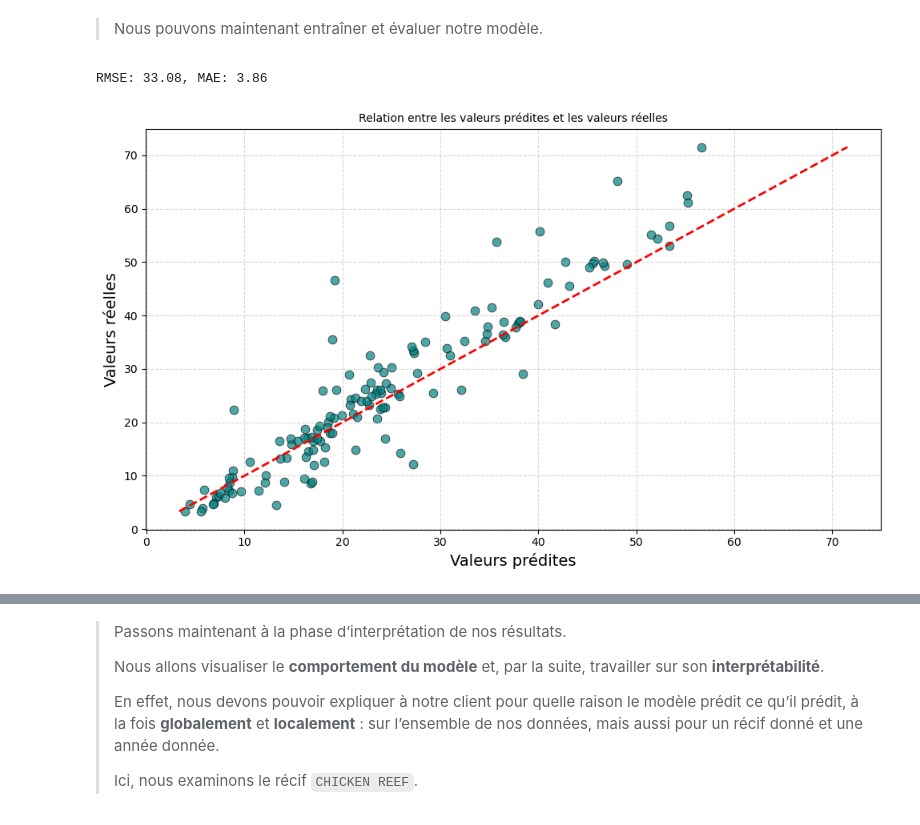
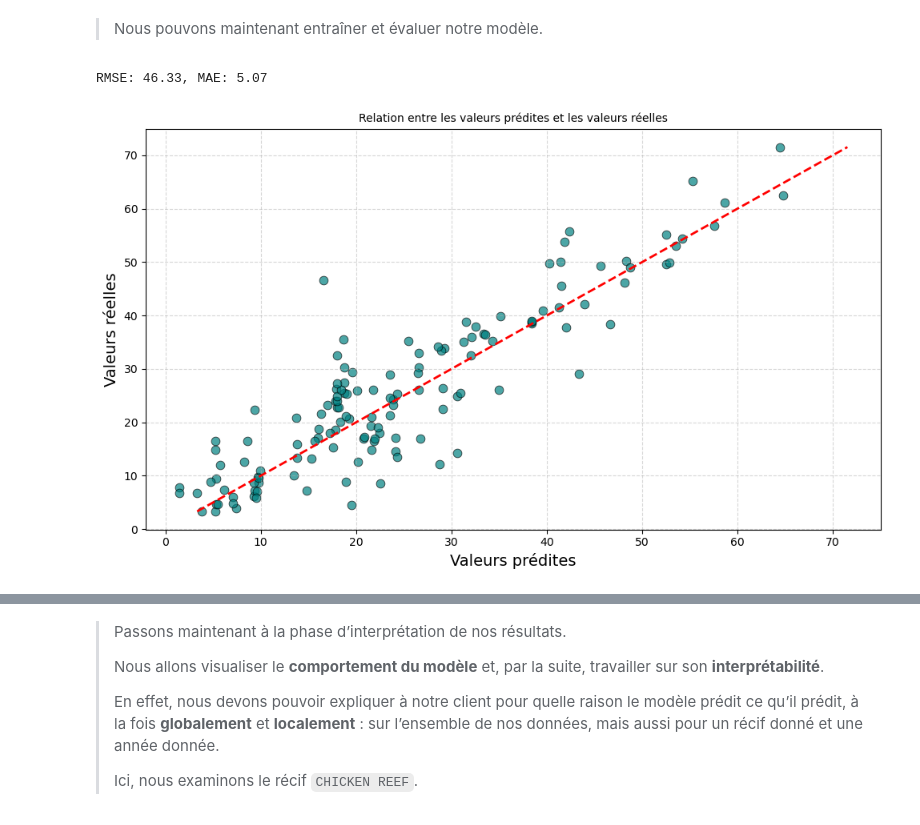
Before and after one commit to FrancescoDatascientest/OFB_Hard_Coral_Cover, a Jupyter notebook: notebooks/ofb_02_advanced_ml.ipynb, the cells around one changed output, grey strips where cells are left out. Saved outputs shown, nothing was run; the diff lists cells and outputs as text; code cells hidden in the pictures.

```diff
--- a/notebooks/ofb_02_advanced_ml.ipynb
+++ b/notebooks/ofb_02_advanced_ml.ipynb
@@ -348,29 +348,30 @@ reef_yearly_test = reef_yearly_test.drop(columns = ['HC_target'])
 # %%
 from sklearn.ensemble import RandomForestRegressor
 from sklearn.metrics import mean_squared_error, mean_absolute_error
+from sklearn.tree import plot_tree
 
-rf = RandomForestRegressor(n_estimators=500, random_state=42)
+rf = RandomForestRegressor(n_estimators=500, random_state=42, bootstrap=False)
 rf.fit(reef_yearly_train, y_train)
 
 y_pred = rf.predict(reef_yearly_test)
 
 rmse = mean_squared_error(y_test, y_pred)
 mae  = mean_absolute_error(y_test, y_pred)
 
 print(f"RMSE: {rmse:.2f}, MAE: {mae:.2f}")
 
 plt.figure(figsize=(10, 6))
 
 sns.scatterplot(x=y_pred, y=y_test, color='teal', s=60, alpha=0.7, edgecolor='k')
 plt.plot([y_test.min(), y_test.max()], [y_test.min(), y_test.max()], 'r--', lw=2)
 
 plt.title("Relation entre les valeurs prédites et les valeurs réelles", fontsize=10)
 plt.xlabel("Valeurs prédites", fontsize=14)
 plt.ylabel("Valeurs réelles", fontsize=14)
 
 plt.grid(True, linestyle='--', alpha=0.5)
 plt.tight_layout()
 plt.show()
 # %% [output]
-RMSE: 33.08, MAE: 3.86
+RMSE: 46.33, MAE: 5.07
-[figure, old version]
+[figure, new version]
```
Also changed, not shown: parts of 2 cells of this notebook.
